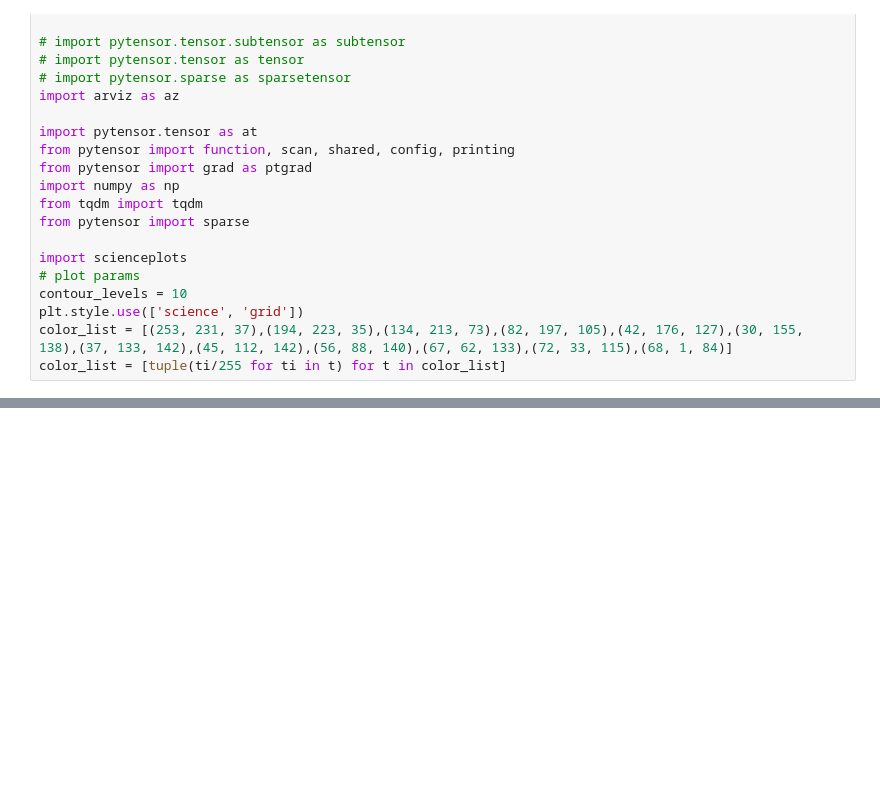
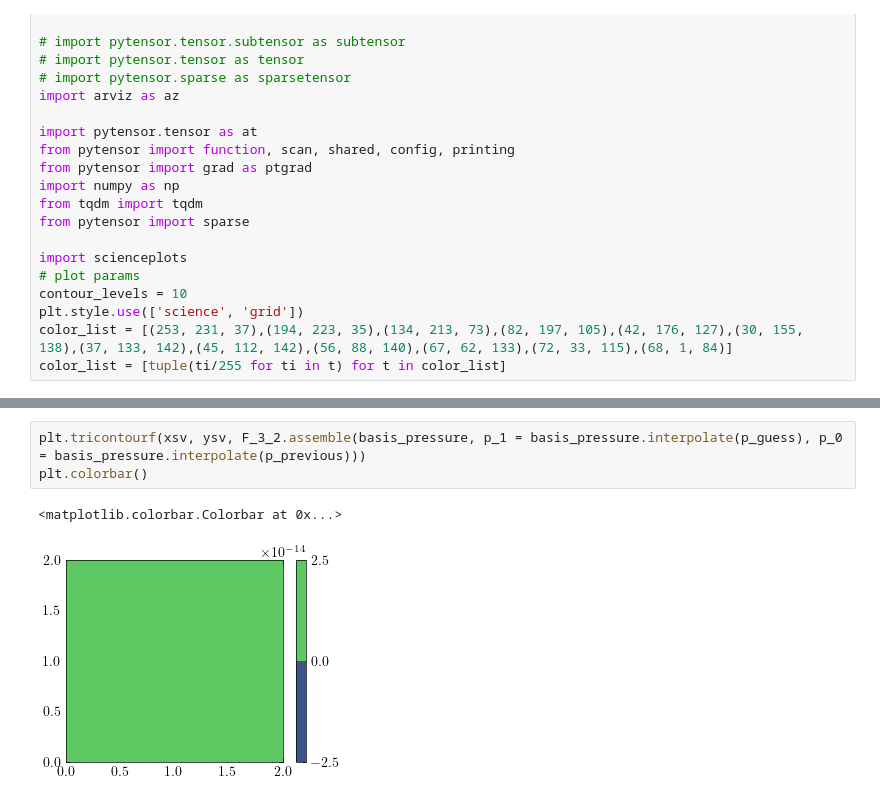
Before and after one commit to danielgerardclaassen/statfem-mcmc, a Jupyter notebook: navstoke.ipynb, the cells around one changed output, grey strips where cells are left out. Cells and saved outputs as stored; diff of their text form; blank space fills up the shorter version.

```diff
--- a/navstoke.ipynb
+++ b/navstoke.ipynb
@@ -35,0 +521,6 @@ color_list = [tuple(ti/255 for ti in t) for t in color_list]
+# %%
+plt.tricontourf(xsv, ysv, F_3_2.assemble(basis_pressure, p_1 = basis_pressure.interpolate(p_guess), p_0 = basis_pressure.interpolate(p_previous)))
+plt.colorbar()
+# %% [output]
+<matplotlib.colorbar.Colorbar at 0x...>
+[figure, added]
```
Also changed, not shown: parts of 41 cells of this notebook, 51 other files.
